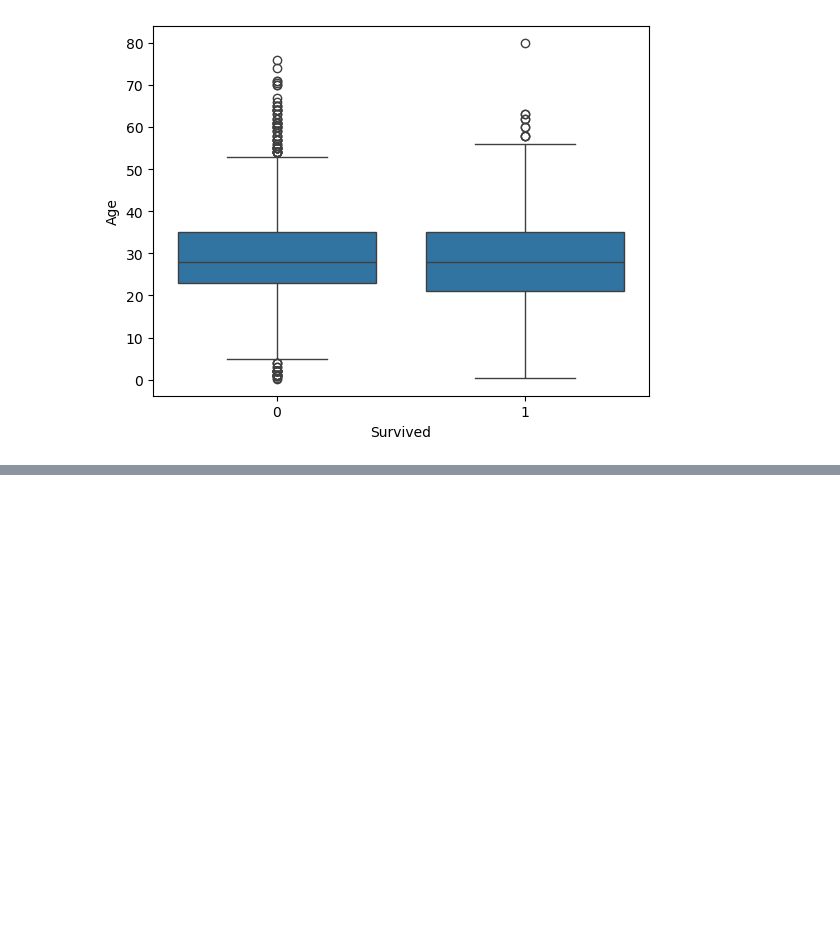
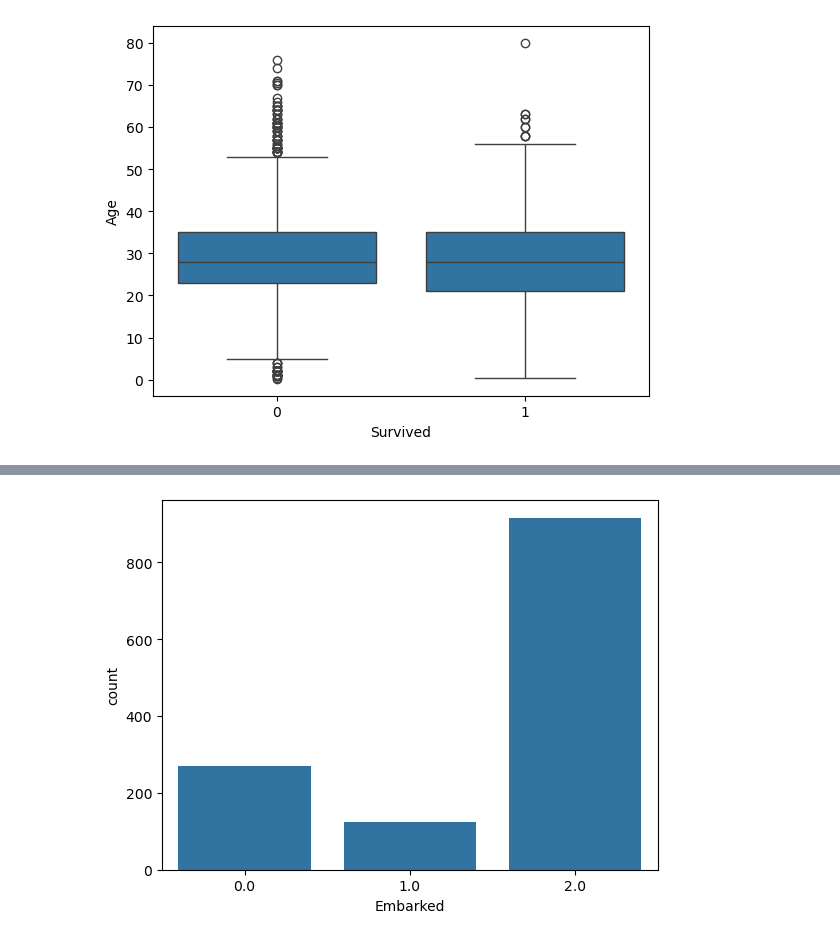
Before and after one commit to Kishansoni3739/titanic_eda, a Jupyter notebook: titanic.ipynb, the cells around one changed output, grey strips where cells are left out. Cells and saved outputs as stored; diff of their text form; code cells hidden in the pictures; blank space fills up the shorter version.

```diff
--- a/titanic.ipynb
+++ b/titanic.ipynb
@@ -166,0 +172,5 @@ plt.show()
+# %%
+sns.countplot(x='Embarked', data = df)
+plt.show()
+# %% [output]
+[figure, added]
```
Also changed, not shown: parts of 1 cell of this notebook.
